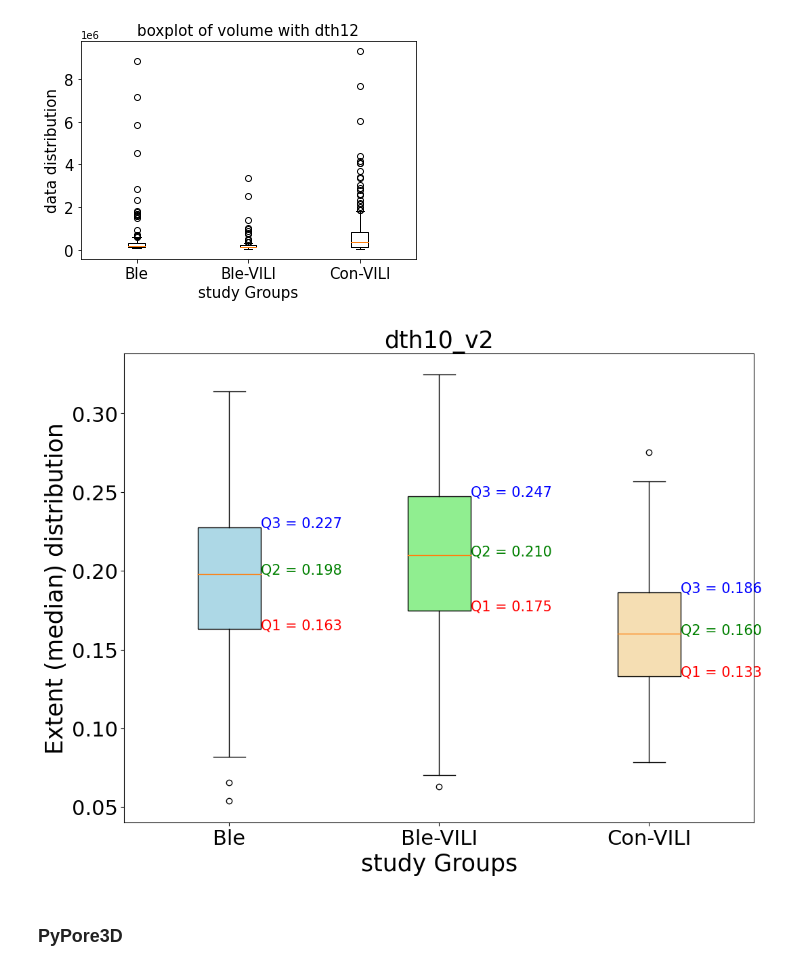
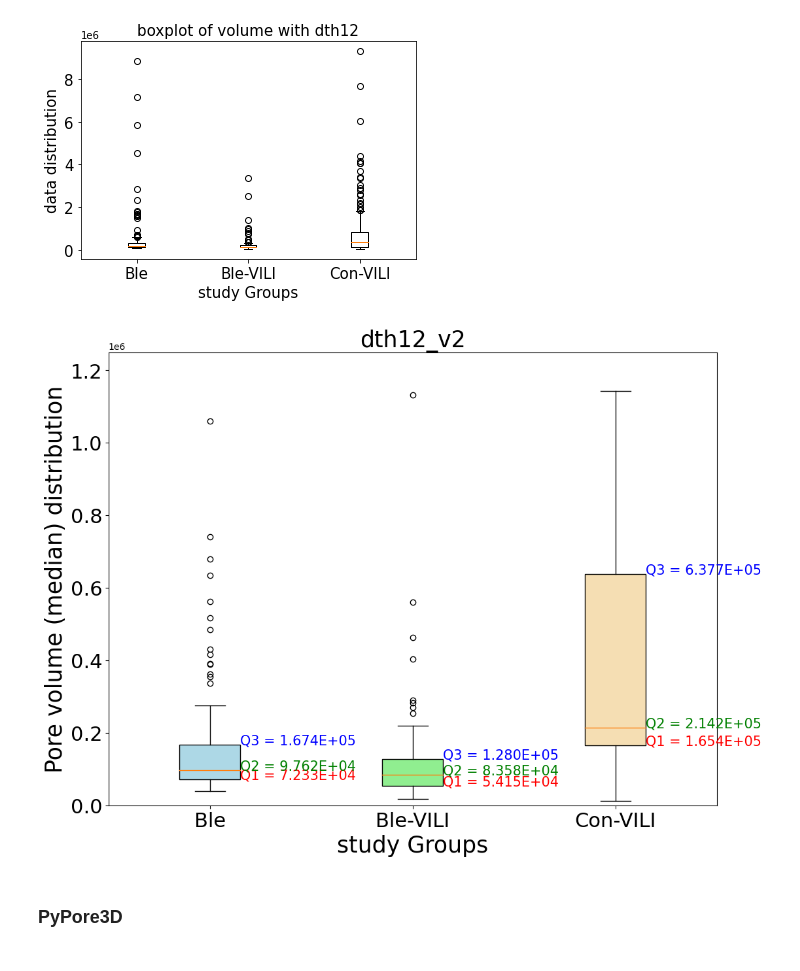
Before and after one commit to mrahmansagar/poreAnalysis, a Jupyter notebook: porespy_data_analysis_updated.ipynb, the cells around one changed output. Saved outputs shown, nothing was run; the diff lists cells and outputs as text; code cells hidden in the pictures.

```diff
--- a/porespy_data_analysis_updated.ipynb
+++ b/porespy_data_analysis_updated.ipynb
@@ -320,14 +320,14 @@ for key in scan_groups.keys():
     json_files = []
     for aFile in scan_groups[key]:
         fpath = os.path.join(root_dir, aFile, 'porespy')
-        json_files += glob(fpath + '\*' + 'dth10' + '_v2.json')
+        json_files += glob(fpath + '\*' + 'dth12' + '_v2.json')
 
     parameter = []
     for json_file in json_files:
         file = open(json_file)
         data = json.load(file)
         file.close()
-        extract_feature = data['extent']
+        extract_feature = data['volume']
 
         #
         # do what we want to plot for exampe, blob volume
@@ -341,41 +341,41 @@ for key in scan_groups.keys():
 
 # Create a figure and axis object
 fig, ax = plt.subplots(figsize=(12,9))
 
 # Create the boxplot
 bp = ax.boxplot([x[1] for x in parameter_per_group], patch_artist=True, boxprops=dict(facecolor='lightgray', edgecolor='black'))
 
 # Add color to the boxes
 colors = ['lightblue', 'lightgreen', 'wheat', 'plum']
 for patch, color in zip(bp['boxes'], colors):
     patch.set_facecolor(color)
 
 # Loop through the boxes and add the quartile values as text
 for i, box in enumerate(bp['boxes']):
     # Calculate the quartiles
     q1, q2, q3 = np.percentile([x[1] for x in parameter_per_group][i], [25, 50, 75])
 
 
     # Add text labels for the quartile values
-    ax.text(i+1.15, q1, f'Q1 = {q1:.3f}', color='r', fontsize=15)
-    ax.text(i+1.15, q2, f'Q2 = {q2:.3f}', color='g', fontsize=15)
-    ax.text(i+1.15, q3, f'Q3 = {q3:.3f}', color='b', fontsize=15)
+    ax.text(i+1.15, q1, f'Q1 = {q1:.3E}', color='r', fontsize=15)
+    ax.text(i+1.15, q2, f'Q2 = {q2:.3E}', color='g', fontsize=15)
+    ax.text(i+1.15, q3, f'Q3 = {q3:.3E}', color='b', fontsize=15)
 
 # Add labels and a title to the plot
 ax.set_xlabel('study Groups', size=25)
-ax.set_ylabel('Extent (median) distribution', size=25)
-ax.set_title(('dth10_v2'), size=25)
+ax.set_ylabel('Pore volume (median) distribution', size=25)
+ax.set_title(('dth12_v2'), size=25)
 ax.set_xticklabels([x[0] for x in parameter_per_group])
 ax.tick_params(axis='both', which='major', labelsize=22)
-# ax.set_ylim([0, 1.3e5])
+ax.set_ylim([0, 1.25e6])
 # ax.set_xlim([0, 4])
 
-plt.savefig('Output/median_extent_dth10_v2.svg', facecolor='whitesmoke')
+plt.savefig('Output/median_vol_dth12_v2.svg', facecolor='whitesmoke')
 
 # Display the plot
 plt.show()
 # %% [output]
-[figure, old version]
+[figure, new version]
 # %% [markdown]
 ### PyPore3D
 # %%
```
Also changed, not shown: 1 other file.
